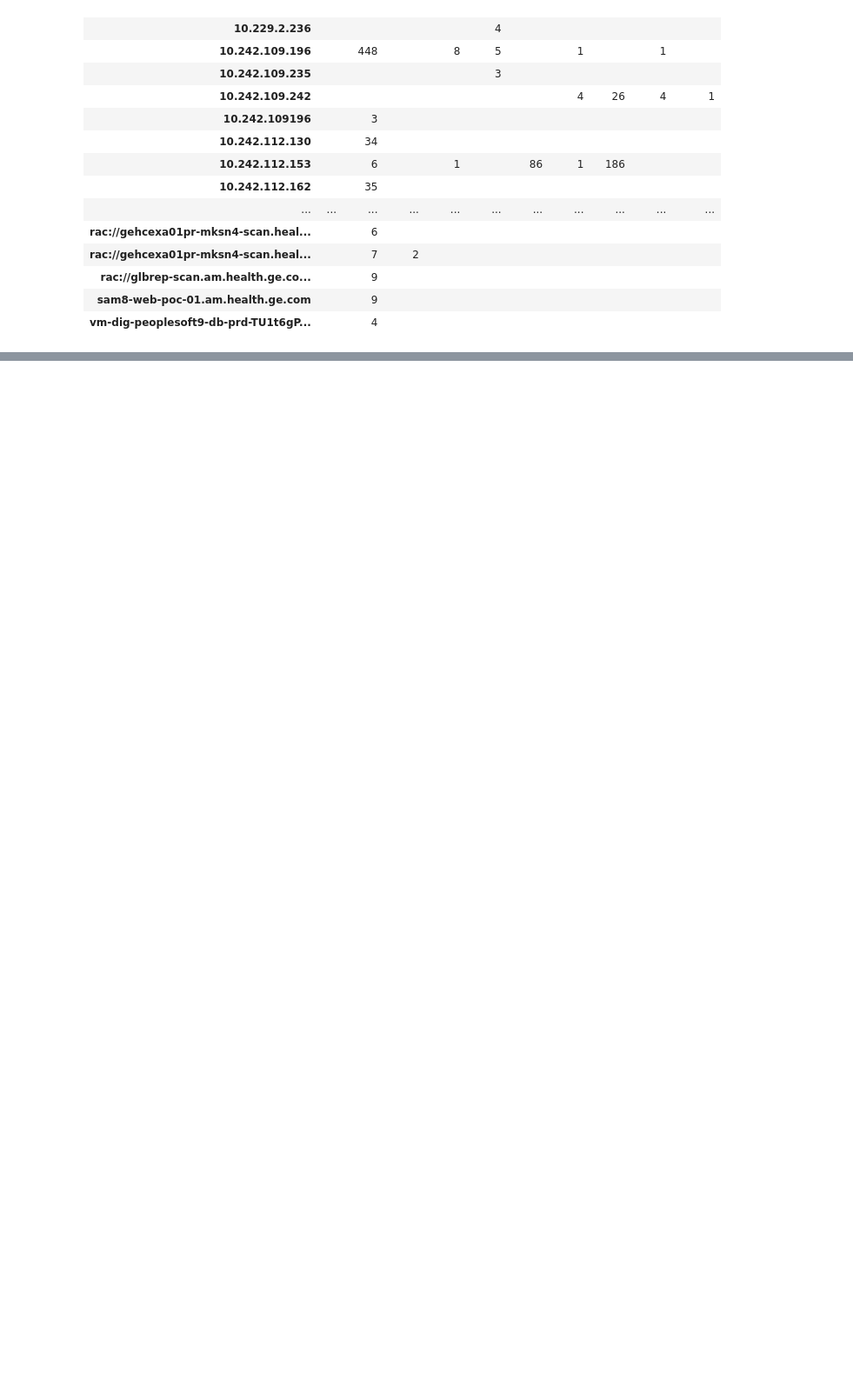
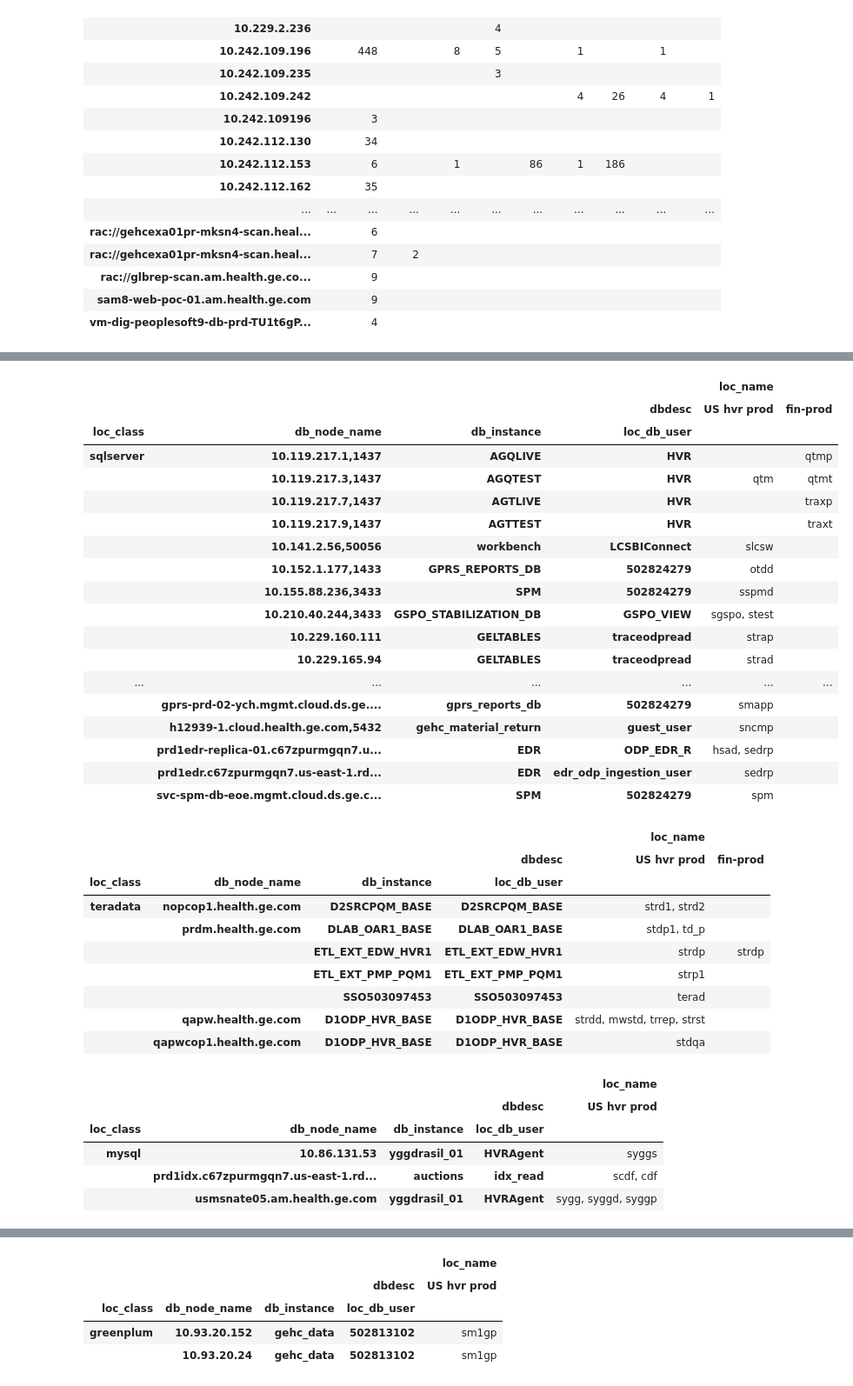
Before and after one commit to bartoszski/haskell, a Jupyter notebook: vitality/PY_LocationAnalysis.ipynb, the cells around one changed output, grey strips where cells are left out. Shown: that part at 87% size. Cells and saved outputs as stored; diff of their text form; code cells hidden in the pictures; blank space fills up the shorter version.

```diff
--- a/vitality/PY_LocationAnalysis.ipynb
+++ b/vitality/PY_LocationAnalysis.ipynb
@@ -165,0 +204,52 @@ locations_prod_df.pivot_table(index='loc_remote_node', columns=['dbdesc','databa
+# %%
+#//TODO filter singletons
+
+concat_func = lambda x: ',</br> '.join(set(map(str, x)))
+
+agg_funcs = {'loc_name': concat_func }
+
+
+for loc_lass in set(locations_prod_df['loc_class']):
+
+    df = locations_prod_df[locations_prod_df['loc_class']==loc_lass]
+
+    dff = style_df (
+              df.pivot_table(index=['loc_class','db_node_name','db_instance','loc_db_user'], columns=['dbdesc'], values=['loc_name'], aggfunc=concat_func).fillna('').astype(str).apply(lambda x: x.str.rstrip('.0')).sort_values(by=['db_node_name'])
+            )
+    display (dff)
+# %% [output]
+|  |  |  |  | loc_name |  |
+|  |  |  | dbdesc | US hvr prod | fin-prod |
+| loc_class | db_node_name | db_instance | loc_db_user |  |  |
+| sqlserver | 10.119.217.1,1437 | AGQLIVE | HVR |  | qtmp |
+|  | 10.119.217.3,1437 | AGQTEST | HVR | qtm | qtmt |
+|  | 10.119.217.7,1437 | AGTLIVE | HVR |  | traxp |
+|  | 10.119.217.9,1437 | AGTTEST | HVR |  | traxt |
+|  | 10.141.2.56,50056 | workbench | LCSBIConnect | slcsw |  |
+|  | 10.152.1.177,1433 | GPRS_REPORTS_DB | 502824279 | otdd |  |
+|  | 10.155.88.236,3433 | SPM | 502824279 | sspmd |  |
+|  | 10.210.40.244,3433 | GSPO_STABILIZATION_DB | GSPO_VIEW | sgspo, stest |  |
+|  | 10.229.160.111 | GELTABLES | traceodpread | strap |  |
+|  | 10.229.165.94 | GELTABLES | traceodpread | strad |  |
+| ... | ... | ... | ... | ... | ... |
+|  | gprs-prd-02-ych.mgmt.cloud.ds.ge.... | gprs_reports_db | 502824279 | smapp |  |
+|  | h12939-1.cloud.health.ge.com,5432 | gehc_material_return | guest_user | sncmp |  |
+|  | prd1edr-replica-01.c67zpurmgqn7.u... | EDR | ODP_EDR_R | hsad, sedrp |  |
+|  | prd1edr.c67zpurmgqn7.us-east-1.rd... | EDR | edr_odp_ingestion_user | sedrp |  |
+|  | svc-spm-db-eoe.mgmt.cloud.ds.ge.c... | SPM | 502824279 | spm |  |
+|  |  |  |  | loc_name |  |
+|  |  |  | dbdesc | US hvr prod | fin-prod |
+| loc_class | db_node_name | db_instance | loc_db_user |  |  |
+| teradata | nopcop1.health.ge.com | D2SRCPQM_BASE | D2SRCPQM_BASE | strd1, strd2 |  |
+|  | prdm.health.ge.com | DLAB_OAR1_BASE | DLAB_OAR1_BASE | stdp1, td_p |  |
+|  |  | ETL_EXT_EDW_HVR1 | ETL_EXT_EDW_HVR1 | strdp | strdp |
+|  |  | ETL_EXT_PMP_PQM1 | ETL_EXT_PMP_PQM1 | strp1 |  |
+|  |  | SSO503097453 | SSO503097453 | terad |  |
+|  | qapw.health.ge.com | D1ODP_HVR_BASE | D1ODP_HVR_BASE | strdd, mwstd, trrep, strst |  |
+|  | qapwcop1.health.ge.com | D1ODP_HVR_BASE | D1ODP_HVR_BASE | stdqa |  |
+|  |  |  |  | loc_name |
+|  |  |  | dbdesc | US hvr prod |
+| loc_class | db_node_name | db_instance | loc_db_user |  |
+| mysql | 10.86.131.53 | yggdrasil_01 | HVRAgent | syggs |
+|  | prd1idx.c67zpurmgqn7.us-east-1.rd... | auctions | idx_read | scdf, cdf |
+|  | usmsnate05.am.health.ge.com | yggdrasil_01 | HVRAgent | sygg, syggd, syggp |
@@ -165,0 +275,5 @@ locations_prod_df.pivot_table(index='loc_remote_node', columns=['dbdesc','databa
+|  |  |  |  | loc_name |
+|  |  |  | dbdesc | US hvr prod |
+| loc_class | db_node_name | db_instance | loc_db_user |  |
+| greenplum | 10.93.20.152 | gehc_data | 502813102 | sm1gp |
+|  | 10.93.20.24 | gehc_data | 502813102 | sm1gp |
```
Also changed, not shown: parts of 12 cells of this notebook, 2 other files.
